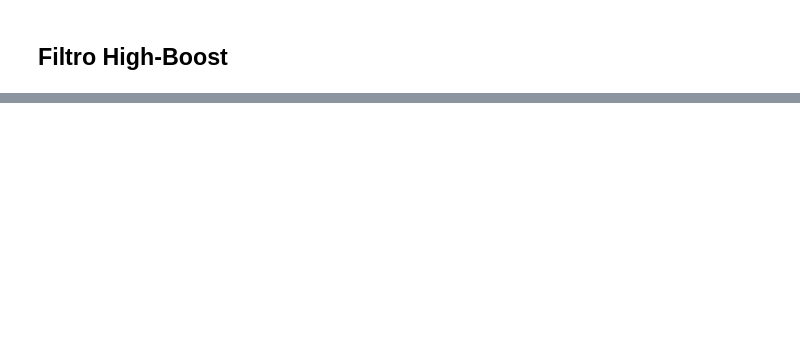
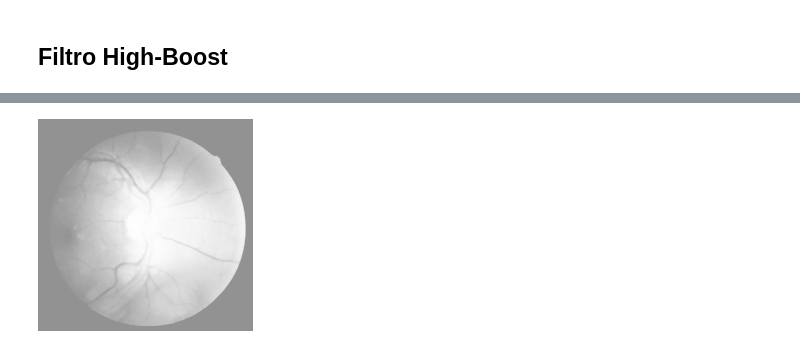
Before and after one commit to hoffera/PDI-Opera-es_Pontuais_e_Filtragem_Espacial, a Jupyter notebook: Projeto_M1_–_Operações_Pontuais_e_Filtragem_Espacial.ipynb, the cells around one changed output, grey strips where cells are left out. Cells and saved outputs as stored; diff of their text form; code cells hidden in the pictures; blank space fills up the shorter version.

```diff
--- a/Projeto_M1_–_Operações_Pontuais_e_Filtragem_Espacial.ipynb
+++ b/Projeto_M1_–_Operações_Pontuais_e_Filtragem_Espacial.ipynb
@@ -290,0 +281,7 @@ img_hb = highboost(img_grayscale_pondered, img_sobel, 1.5)
+# %%
+# APLICANDO MEDIANA
+
+imagem_1_mediana = filtro_mediana(imagem_1_gamma)
+cv2_imshow(imagem_1_mediana)
+# %% [output]
+[figure, added]
```
Also changed, not shown: parts of 21 cells of this notebook.
